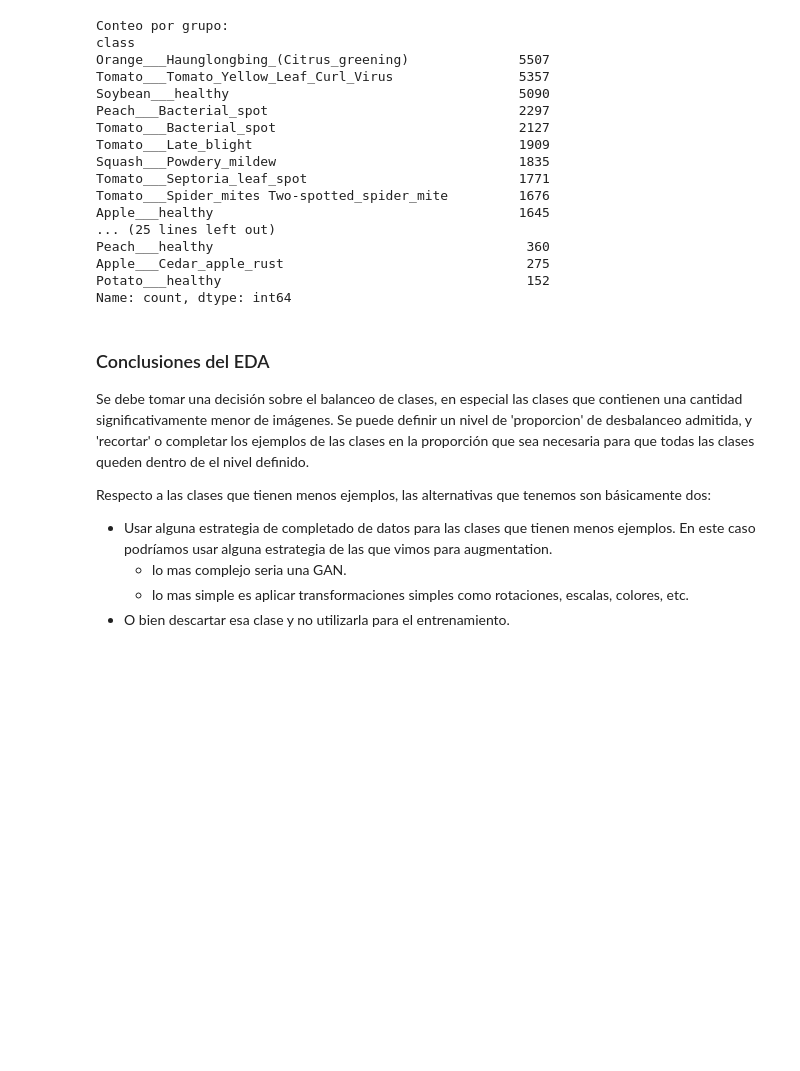
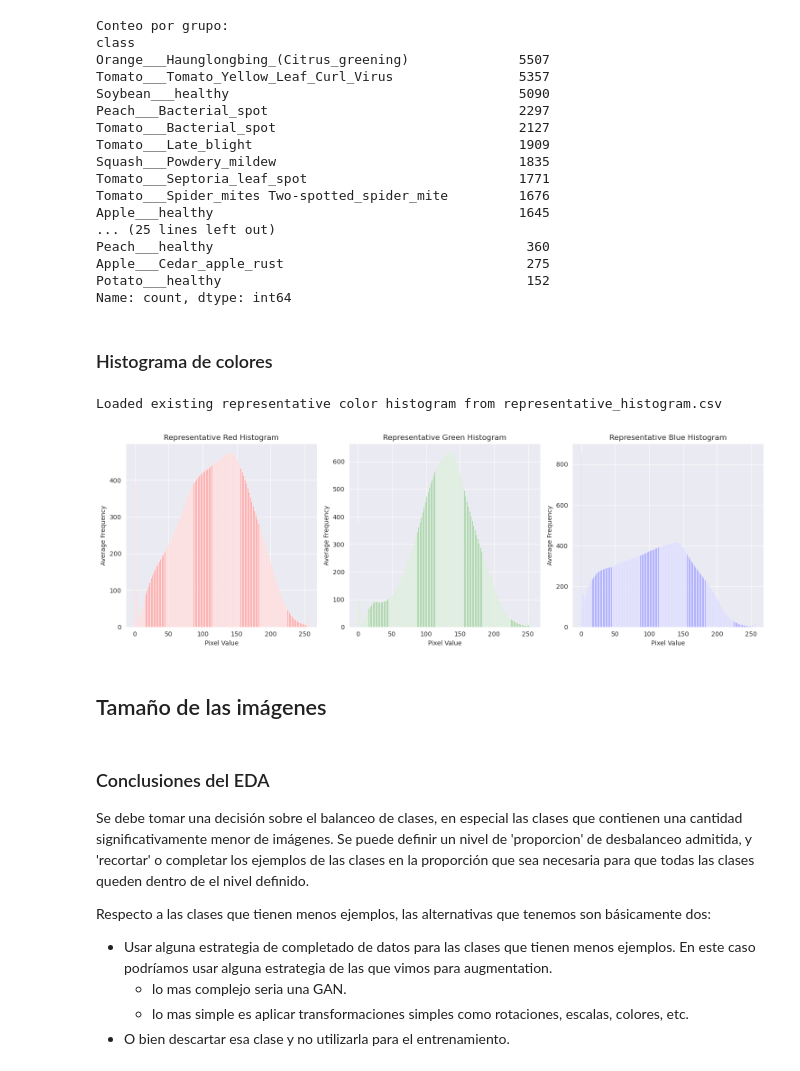
Before and after one commit to MLsound/CV2-PlantVillage, a Jupyter notebook: exploracion.ipynb, the cells around one changed output. Saved outputs shown, nothing was run; the diff lists cells and outputs as text; code cells hidden in the pictures; blank space fills up the shorter version.

```diff
--- a/exploracion.ipynb
+++ b/exploracion.ipynb
@@ -609,3 +589,17 @@ Peach___healthy                                        360
 Apple___Cedar_apple_rust                               275
 Potato___healthy                                       152
 Name: count, dtype: int64
+# %% [markdown]
+### Histograma de colores
+# %%
+
+
+from TP_final.eda_utils import calculate_representative_color_histogram, plot_representative_color_histogram
+
+representative_hist = calculate_representative_color_histogram(df, load_image, ROOT_DIR)
+plot_representative_color_histogram(representative_hist)
+# %% [output]
+Loaded existing representative color histogram from representative_histogram.csv
+[figure, added]
+# %% [markdown]
+## Tamaño de las imágenes
```
Also changed, not shown: parts of 28 cells of this notebook, 2 other files.
